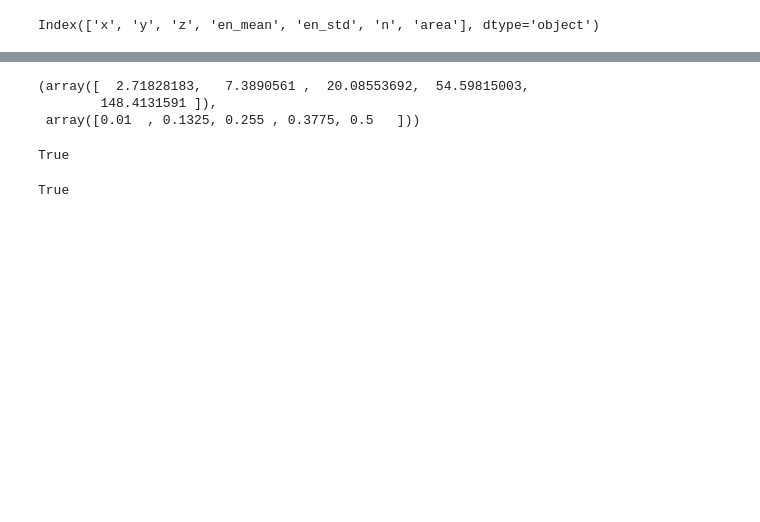
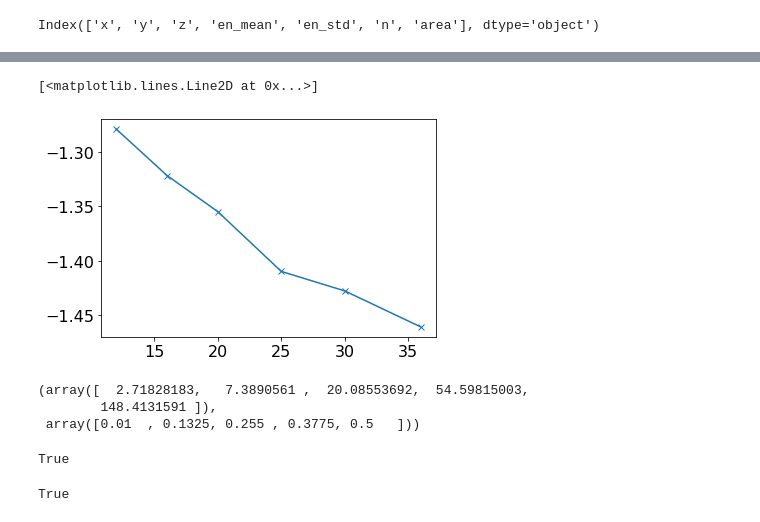
Before and after one commit to raalesir/segregation, a Jupyter notebook: Untitled.ipynb, the cells around one changed output, grey strips where cells are left out. Cells and saved outputs as stored; diff of their text form; code cells hidden in the pictures; blank space fills up the shorter version.

```diff
--- a/Untitled.ipynb
+++ b/Untitled.ipynb
@@ -667,3 +706,8 @@ plt.show()
+# %%
+plt.plot(min_energy_s.keys() , min_energy_s.values(), marker='x')
+# %% [output]
+[<matplotlib.lines.Line2D at 0x...>]
+[figure, added]
 # %%
 np.exp(np.linspace(1,5, 5)), np.linspace(.01,.5, 5)
 # %% [output]
```
Also changed, not shown: parts of 47 cells of this notebook.
